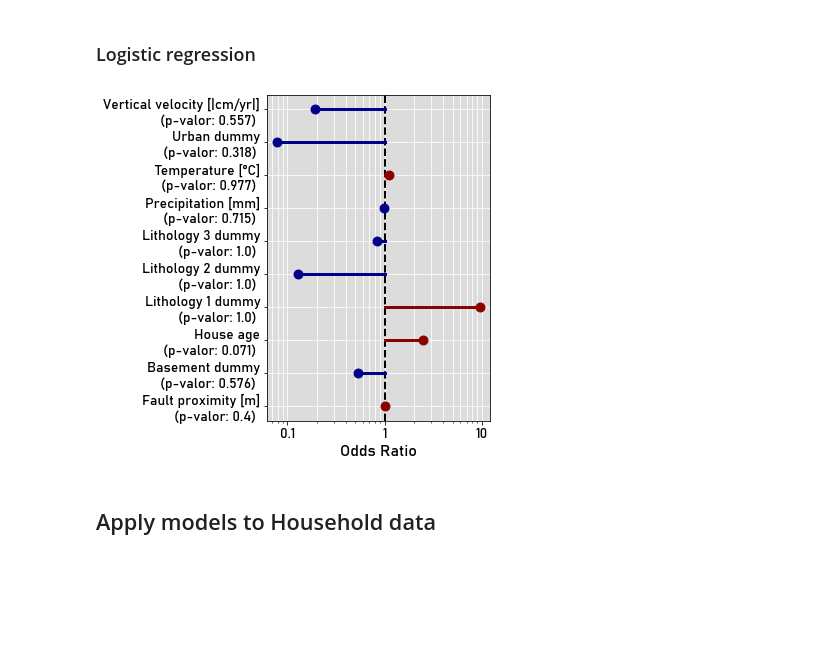
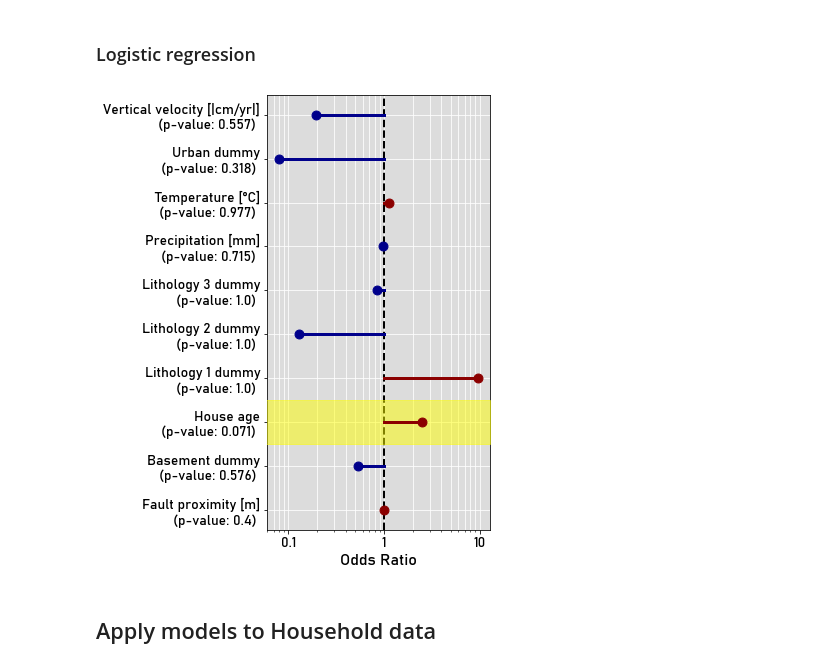
Before and after one commit to mdominguezd/RnSurvey_Bogota_DataAnalysis, a Jupyter notebook: Multivariate analysis.ipynb, the cells around one changed output. Drawn from its saved outputs; the diff is of its cells as text; code cells hidden in the pictures; blank space fills up the shorter version.

```diff
--- a/Multivariate analysis.ipynb
+++ b/Multivariate analysis.ipynb
@@ -364,7 +364,7 @@ Vertical_velocity      0.762017
 Constante              0.608722
 dtype: float64
 # %%
-fig = plt.figure(figsize = (4,6))
+fig = plt.figure(figsize = (4,8))
 
 plt.grid(True, which = 'both',  zorder = -3, c = 'w')
 
@@ -379,16 +379,19 @@ for i in range(len(lin_reg.params.iloc[:-1])):
 
 Val = []
 for i in range(len(Variables)):
-    Val.append(Variables[i] + '\n(p-valor: '+str(round(lin_reg.pvalues.iloc[i],3))+') ')
+    Val.append(Variables[i] + '\n(p-value: '+str(round(lin_reg.pvalues.iloc[i],3))+') ')
 
 ax = plt.gca()
 
 ax.set_xlabel('Coeficiente ($\u03B2$)', family = 'bahnschrift', fontsize = 16)
 ax.set_yticklabels(Val, family = 'bahnschrift', fontsize = 14)
-ax.set_xticklabels(np.arange(-150,150,50), family = 'bahnschrift', fontsize = 14)
+ax.set_xticklabels(np.arange(-100,250,100), family = 'bahnschrift', fontsize = 14)
 ax.set_facecolor('gainsboro')
 
 plt.axvline(0, c = 'k',ls='--', lw=2)
 
+plt.fill_between([-100,300],2.5,1.5, zorder = 3, color = 'yellow', alpha = 0.5)
+plt.xlim((-90,299))
+
 fig.savefig('Figures/Regresión_Lineal.png', dpi = 200, bbox_inches = 'tight')
 # %% [output]
@@ -415,38 +418,40 @@ p_values = [stats.norm.sf(abs(x))*2 for x in z_scores] ### two tailed test for p
 DF_log = pd.DataFrame([lgReg.coef_[0], np.exp(lgReg.coef_[0]), p_values]).T
 DF_log.columns = ['Beta', 'OR', 'p-values']
 
-fig = plt.figure(figsize = (4,6))
+fig = plt.figure(figsize = (4,8))
 
 plt.grid(True, which = 'both',  zorder = -3, c = 'w')
 
 for i in range(len(lgReg.coef_[0][:-1])):
     if lgReg.coef_[0][:-1][i] > 0:
         plt.scatter(np.exp(lgReg.coef_[0][:-1][i]), Variables[i], s = 80, c = 'darkred', zorder = 4)
         plt.plot([1,np.exp(lgReg.coef_[0][:-1][i])], [Variables[i], Variables[i]], c = 'darkred', linewidth = 3, zorder = 4)
     else:
         plt.scatter(np.exp(lgReg.coef_[0][:-1][i]), Variables[i], s = 80, c = 'darkblue', zorder = 4)
         plt.plot([1,np.exp(lgReg.coef_[0][:-1][i])], [Variables[i], Variables[i]], c = 'darkblue', linewidth = 3, zorder = 4)
 
 
 Val = []
 for i in range(len(Variables)):
-    Val.append(Variables[i] + '\n(p-valor: '+str(round(p_values[i],3))+') ')
+    Val.append(Variables[i] + '\n(p-value: '+str(round(p_values[i],3))+') ')
 
 ax = plt.gca()
 
 plt.xscale('log')
 ax.set_xlabel('Odds Ratio', family = 'bahnschrift', fontsize = 16)
 ax.set_xticks([0.1,1,10])
 ax.set_yticklabels(Val, family = 'bahnschrift', fontsize = 14)
 ax.set_xticklabels(['0.1','1','10'], family = 'bahnschrift', fontsize = 14)
 ax.set_facecolor('gainsboro')
 
+plt.fill_between([0.01,13],2.5,1.5, zorder = 3, color = 'yellow', alpha = 0.5)
+plt.xlim((0.06,13))
 
 plt.axvline(1, c = 'k',ls='--', lw=2)
 
 fig.savefig('Figures/Regresión_Logística.png', dpi = 200, bbox_inches = 'tight')
 # %% [output]
-[figure, old version]
+[figure, new version]
 # %% [markdown]
 ## Apply models to Household data
 # %%
```
Also changed, not shown: parts of 10 cells of this notebook, 6 other files.
